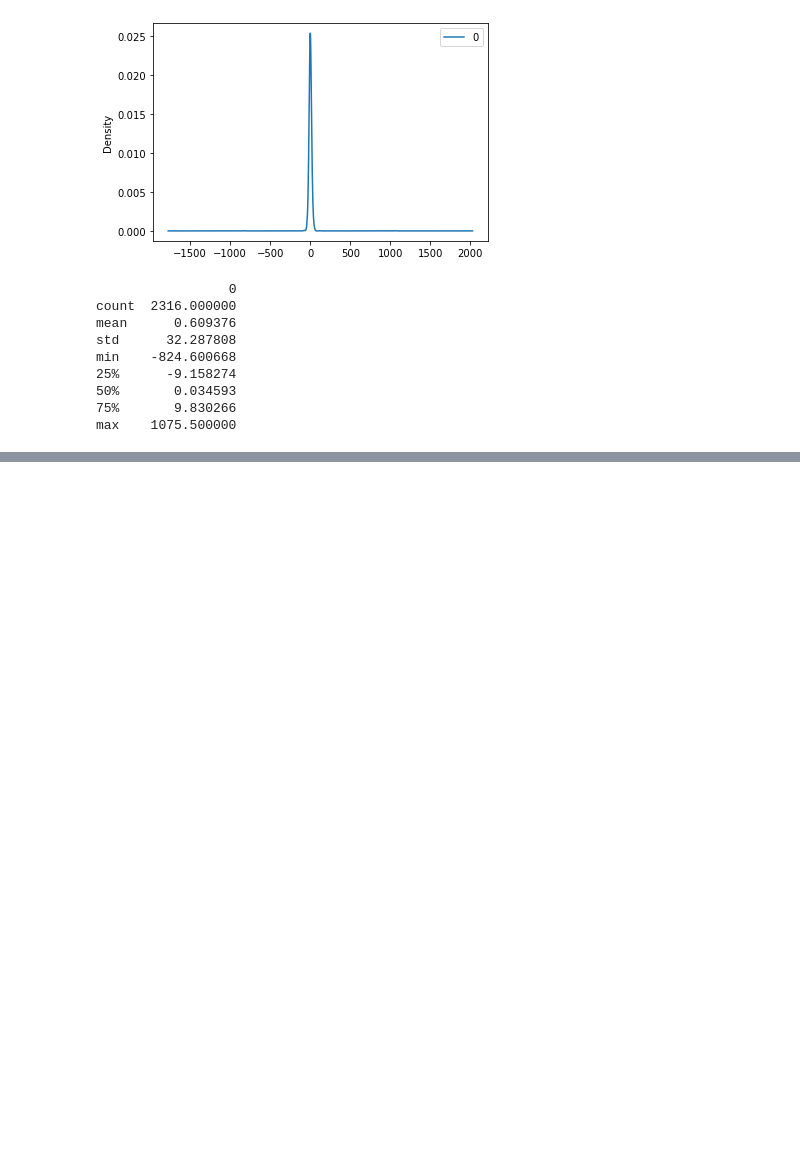
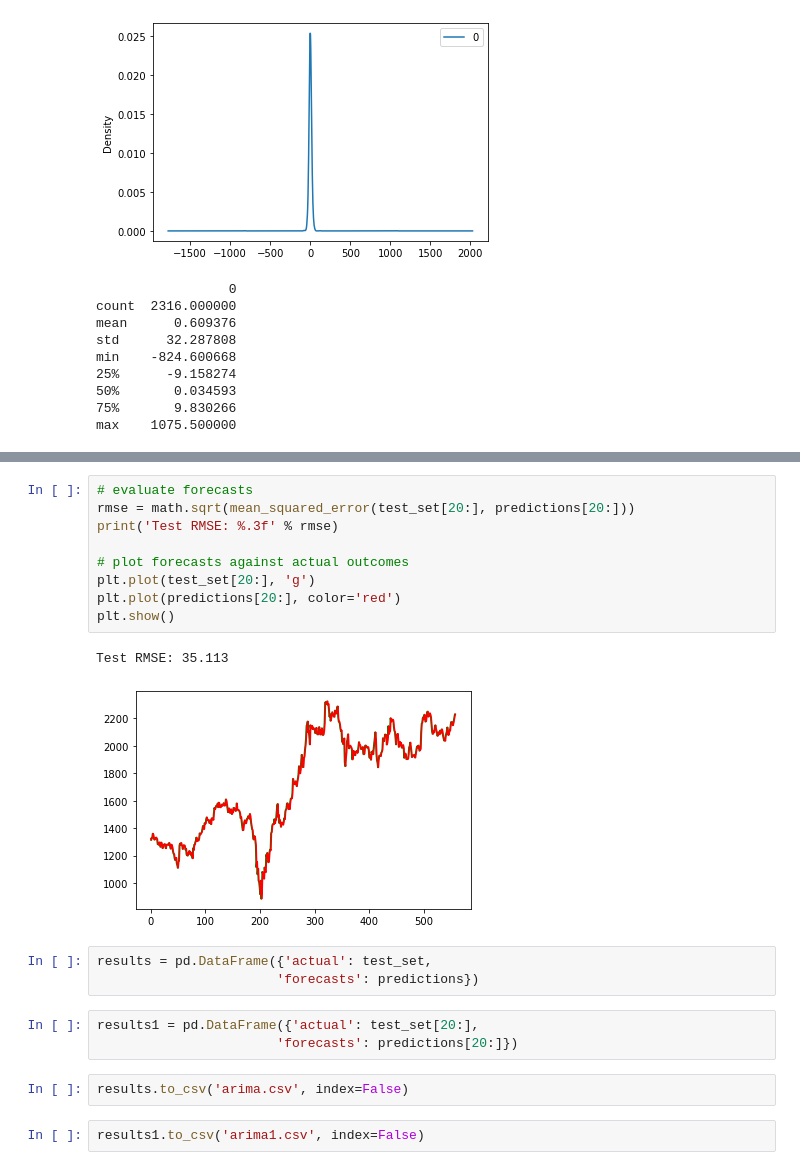
Before and after one commit to n-akram/TimeSeriesSafeML, a Jupyter notebook: Experiments/Implementation_in_Python/TimeseriesForecasting/StockPrice_ARIMA.ipynb, the cells around one changed output, grey strips where cells are left out. Saved outputs shown, nothing was run; the diff lists cells and outputs as text; blank space fills up the shorter version.

```diff
--- a/Experiments/Implementation_in_Python/TimeseriesForecasting/StockPrice_ARIMA.ipynb
+++ b/Experiments/Implementation_in_Python/TimeseriesForecasting/StockPrice_ARIMA.ipynb
@@ -140,0 +144,22 @@ plt.show()
+# %%
+# evaluate forecasts
+rmse = math.sqrt(mean_squared_error(test_set[20:], predictions[20:]))
+print('Test RMSE: %.3f' % rmse)
+
+# plot forecasts against actual outcomes
+plt.plot(test_set[20:], 'g')
+plt.plot(predictions[20:], color='red')
+plt.show()
+# %% [output]
+Test RMSE: 35.113
+[figure, added]
+# %%
+results = pd.DataFrame({'actual': test_set,
+                       'forecasts': predictions})
+# %%
+results1 = pd.DataFrame({'actual': test_set[20:],
+                       'forecasts': predictions[20:]})
+# %%
+results.to_csv('arima.csv', index=False)
+# %%
+results1.to_csv('arima1.csv', index=False)
```
Also changed, not shown: parts of 3 cells of this notebook, 3 other files.
